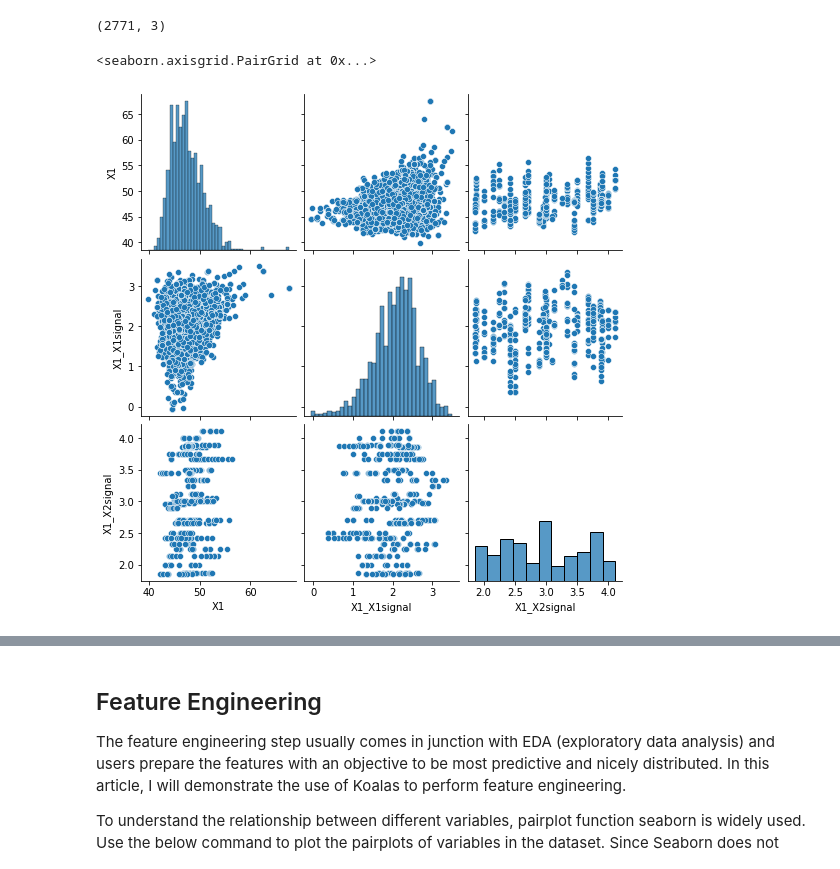
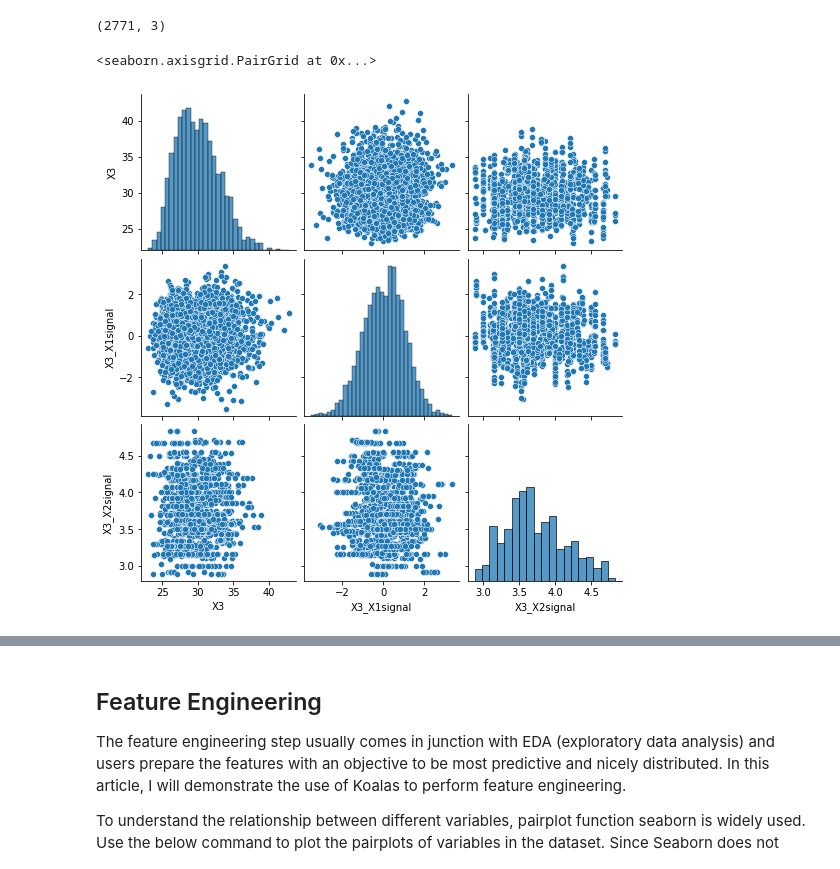
Before and after one commit to komzy/spark-ml-course, a Jupyter notebook: week-2/Session_4_edited.ipynb, the cells around one changed output, grey strips where cells are left out. Drawn from its saved outputs; the diff is of its cells as text; code cells hidden in the pictures.

```diff
--- a/week-2/Session_4_edited.ipynb
+++ b/week-2/Session_4_edited.ipynb
@@ -200,18 +175,19 @@ kdf_X2.describe()
 # %%
+
 #dummy_data = {kdf_stocks['X1'],kdf_X1['X1']}
 
 # data= {kdf_stocks.loc[:, ['t()', 'X1']], kdf_X1.loc[:, ['t()', 'X1']] }
 # print(data.columns)
 # print(data.shape)
 
-dd= kdf_X1.X1.rename("X1_X1signal")
-ddd=kdf_X2.X2.rename("X1_X2signal")
-df4 =ks.concat([kdf_stocks["X1"], dd, ddd],axis=1)
+dd= kdf_X1.X3.rename("X3_X1signal")
+ddd=kdf_X2.X3.rename("X3_X2signal")
+df4 =ks.concat([kdf_stocks["X3"], dd, ddd],axis=1)
 df4.shape
 # %% [output]
 (2771, 3)
 # %%
-sns.pairplot(df4.rolling(window=20).mean().to_pandas())
+sns.pairplot(df4.rolling(window=10).mean().to_pandas())
 # %% [output]
 <seaborn.axisgrid.PairGrid at 0x...>
-[figure, old version]
+[figure, new version]
```
Also changed, not shown: parts of 13 cells of this notebook.
